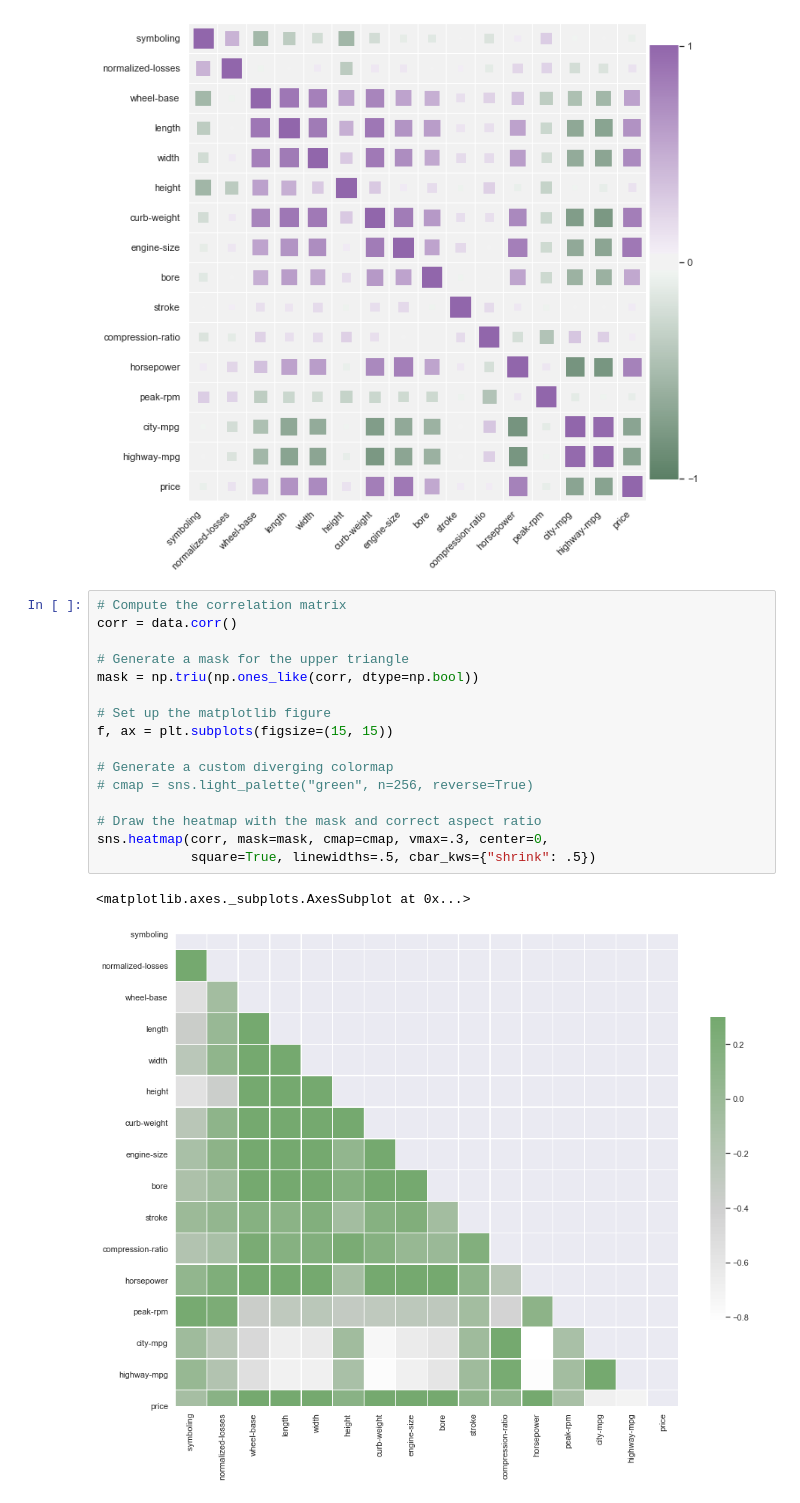
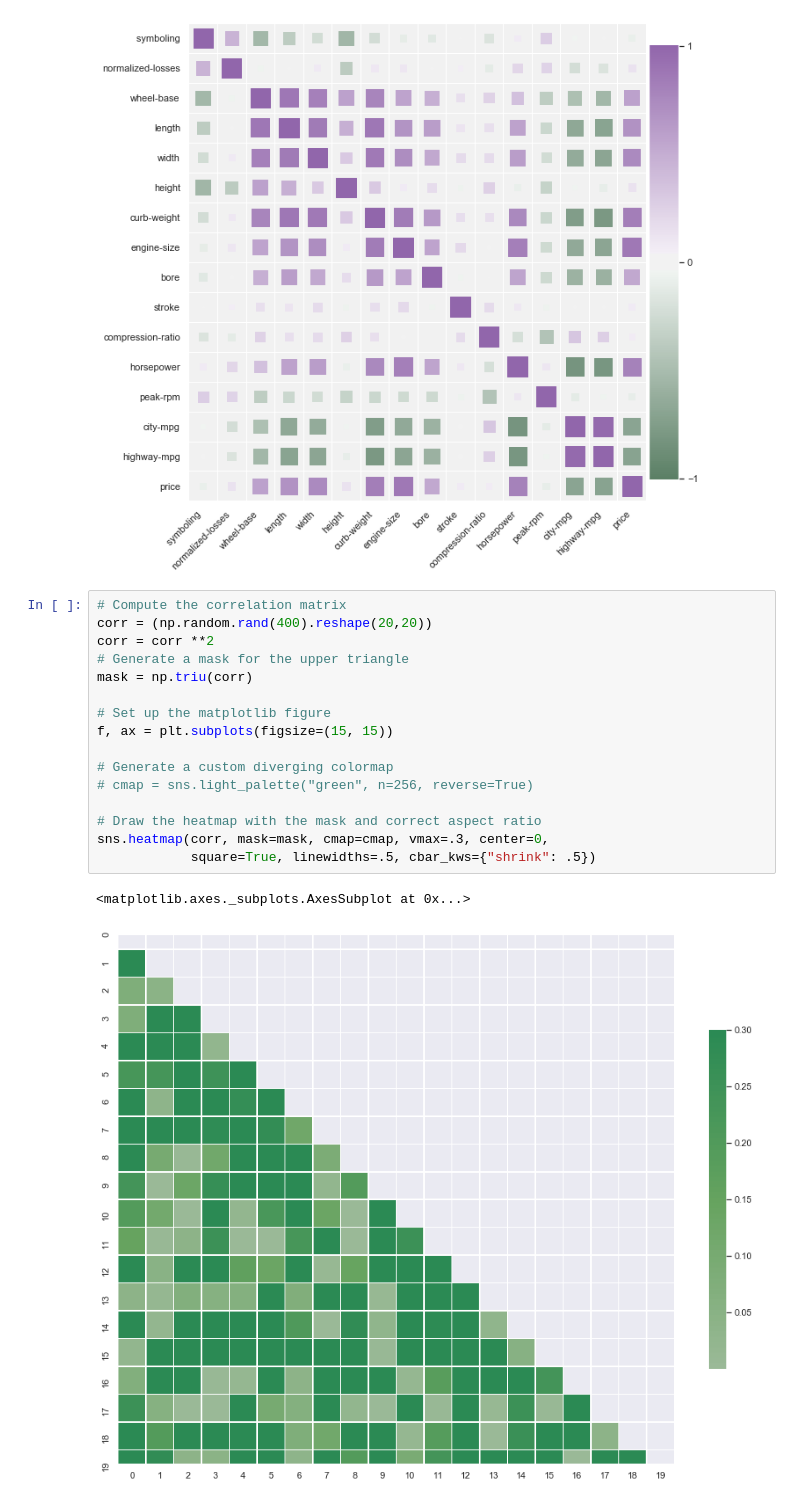
Before and after one commit to DataCircles/plotting_prowess, a Jupyter notebook: plot_codes/corr_copy.ipynb, the cells around one changed output. Saved outputs shown, nothing was run; the diff lists cells and outputs as text.

```diff
--- a/corr_copy.ipynb
+++ b/plot_codes/corr_copy.ipynb
@@ -198,20 +198,20 @@ corrplot(corr)
 [figure]
 # %%
 # Compute the correlation matrix
-corr = data.corr()
-
+corr = (np.random.rand(400).reshape(20,20))
+corr = corr **2
 # Generate a mask for the upper triangle
-mask = np.triu(np.ones_like(corr, dtype=np.bool))
+mask = np.triu(corr)
 
 # Set up the matplotlib figure
 f, ax = plt.subplots(figsize=(15, 15))
 
 # Generate a custom diverging colormap
 # cmap = sns.light_palette("green", n=256, reverse=True)
 
 # Draw the heatmap with the mask and correct aspect ratio
 sns.heatmap(corr, mask=mask, cmap=cmap, vmax=.3, center=0,
             square=True, linewidths=.5, cbar_kws={"shrink": .5})
 # %% [output]
 <matplotlib.axes._subplots.AxesSubplot at 0x...>
-[figure, old version]
+[figure, new version]
```
Also changed, not shown: parts of 1 cell of this notebook.
